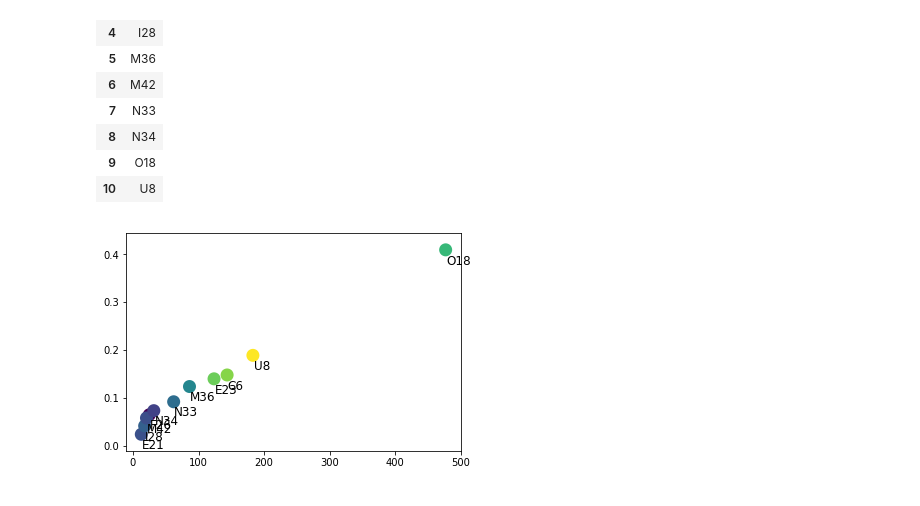
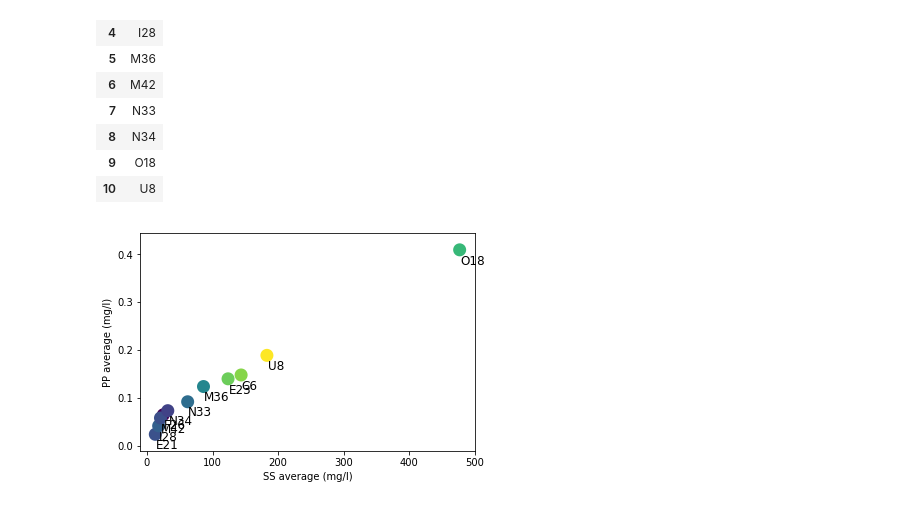
Before and after one commit to SaraSandstrom/pythoncourse, a Jupyter notebook: pcatest.ipynb, the cells around one changed output. Cells and saved outputs as stored; diff of their text form; code cells hidden in the pictures.

```diff
--- a/pcatest.ipynb
+++ b/pcatest.ipynb
@@ -80,15 +80,16 @@ ID
 # %%
 #create a bubbleplot instead
 #set clay as colors of the bubbles (c=Clay), and increase size of bubbles with linewidth
 import matplotlib.colors
 plt.scatter(SS,PP, c=Clay, linewidth=7)
 
 #label each point according to which catchment it represents
 for i,area in enumerate(ID.values):
     x = SS[i]
     y = PP[i]
     plt.text(x+1.0, y-0.03, area[0], fontsize=12)
-
+plt.xlabel("SS average (mg/l)")
+plt.ylabel("PP average (mg/l)")
 plt.show()
 # %% [output]
-[figure, old version]
+[figure, new version]
```
